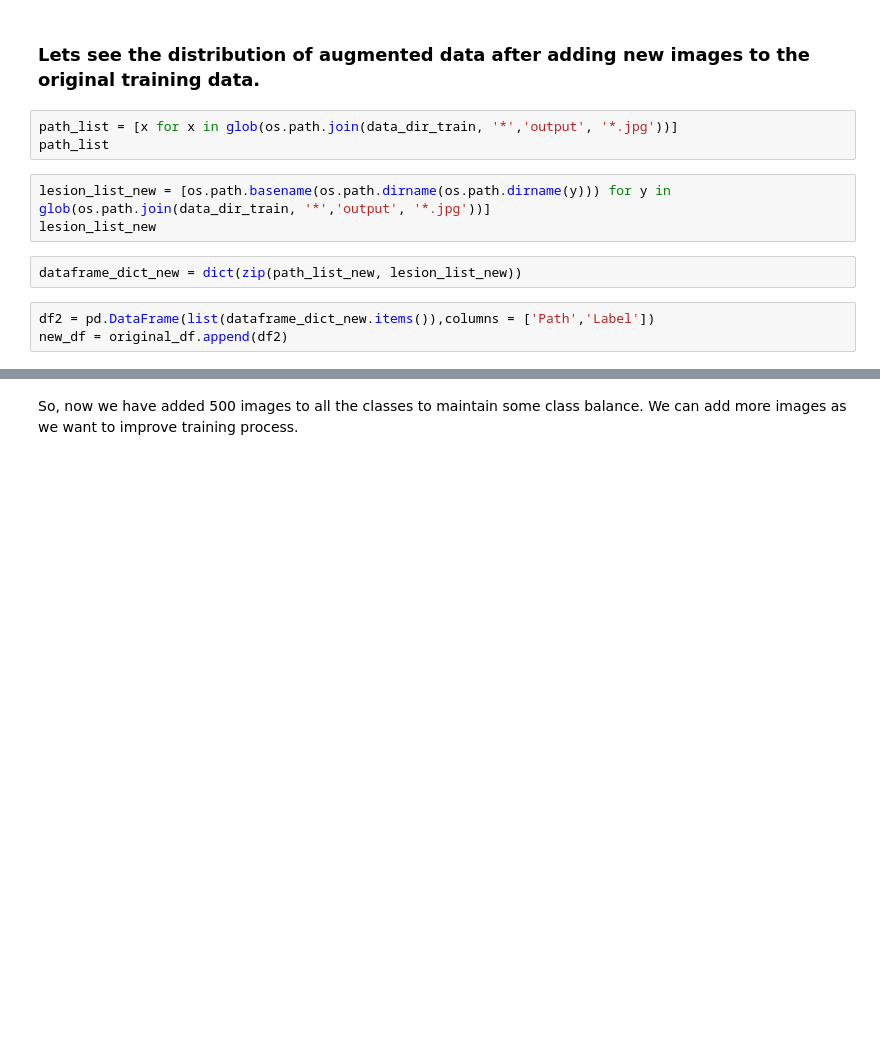
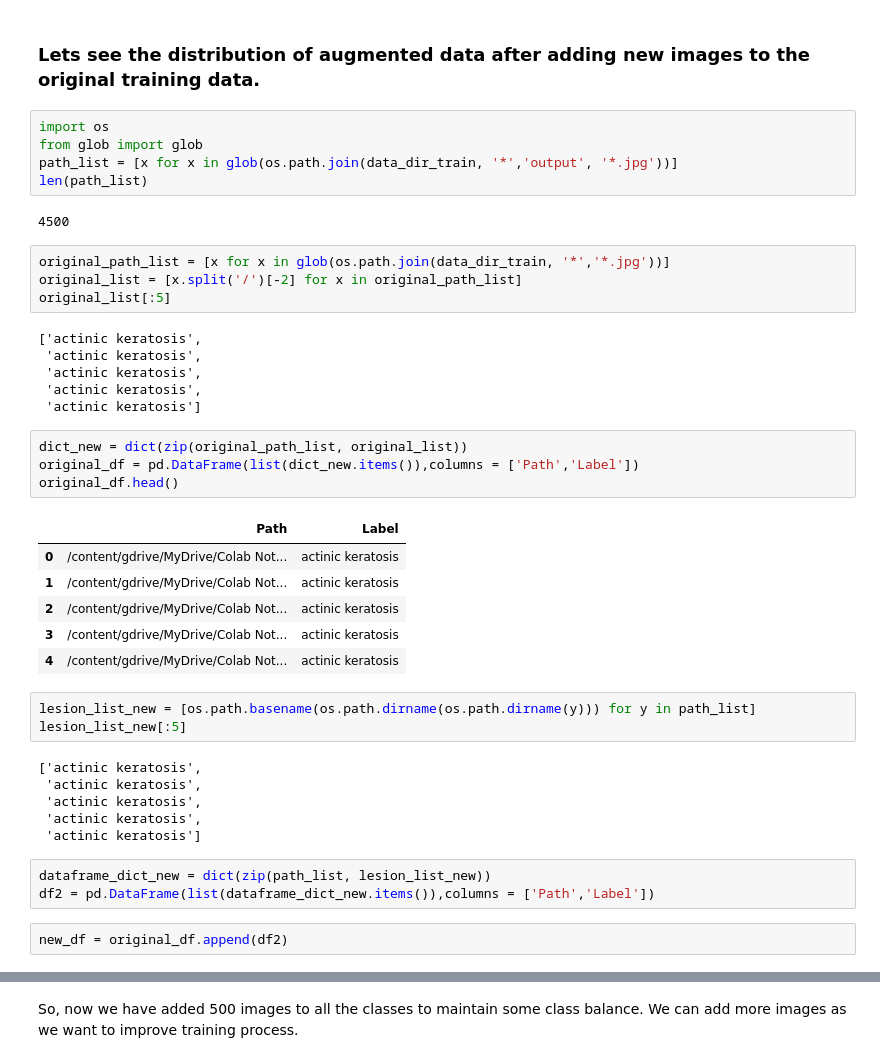
Before and after one commit to lindatey/melanoma_detector_with_cnn, a Jupyter notebook: Assignment_CNN_Skin_Cancer.ipynb, the cells around one changed output, grey strips where cells are left out. Saved outputs shown, nothing was run; the diff lists cells and outputs as text; blank space fills up the shorter version.

```diff
--- a/Assignment_CNN_Skin_Cancer.ipynb
+++ b/Assignment_CNN_Skin_Cancer.ipynb
@@ -537,15 +508,46 @@ print(image_count_train)
 # %% [markdown]
 ### Lets see the distribution of augmented data after adding new images to the original training data.
 # %%
+import os
+from glob import glob
 path_list = [x for x in glob(os.path.join(data_dir_train, '*','output', '*.jpg'))]
-path_list
+len(path_list)
+# %% [output]
+4500
+# %%
+original_path_list = [x for x in glob(os.path.join(data_dir_train, '*','*.jpg'))]
+original_list = [x.split('/')[-2] for x in original_path_list]
+original_list[:5]
+# %% [output]
+['actinic keratosis',
+ 'actinic keratosis',
+ 'actinic keratosis',
+ 'actinic keratosis',
+ 'actinic keratosis']
+# %%
+dict_new = dict(zip(original_path_list, original_list))
+original_df = pd.DataFrame(list(dict_new.items()),columns = ['Path','Label'])
+original_df.head()
+# %% [output]
+|  | Path | Label |
+| 0 | /content/gdrive/MyDrive/Colab Not... | actinic keratosis |
+| 1 | /content/gdrive/MyDrive/Colab Not... | actinic keratosis |
+| 2 | /content/gdrive/MyDrive/Colab Not... | actinic keratosis |
+| 3 | /content/gdrive/MyDrive/Colab Not... | actinic keratosis |
+| 4 | /content/gdrive/MyDrive/Colab Not... | actinic keratosis |
 # %%
-lesion_list_new = [os.path.basename(os.path.dirname(os.path.dirname(y))) for y in glob(os.path.join(data_dir_train, '*','output', '*.jpg'))]
-lesion_list_new
+lesion_list_new = [os.path.basename(os.path.dirname(os.path.dirname(y))) for y in path_list]
+lesion_list_new[:5]
+# %% [output]
+['actinic keratosis',
+ 'actinic keratosis',
+ 'actinic keratosis',
+ 'actinic keratosis',
+ 'actinic keratosis']
-# %%
-dataframe_dict_new = dict(zip(path_list_new, lesion_list_new))
 # %%
+dataframe_dict_new = dict(zip(path_list, lesion_list_new))
 df2 = pd.DataFrame(list(dataframe_dict_new.items()),columns = ['Path','Label'])
-new_df = original_df.append(df2)
+# %%
+new_df = original_df.append(df2)
 # %%
 new_df['Label'].value_counts()
```
Also changed, not shown: parts of 39 cells of this notebook.
